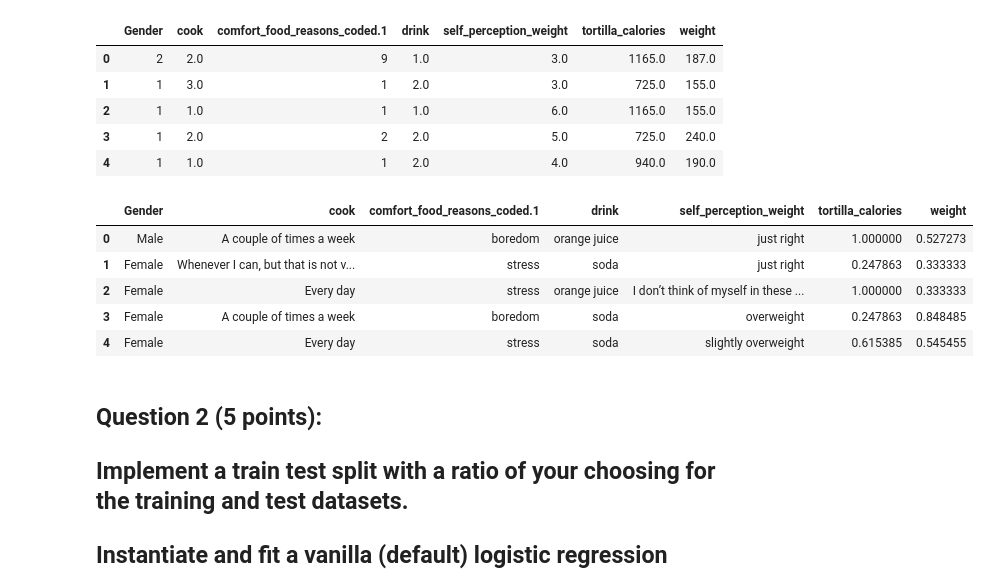
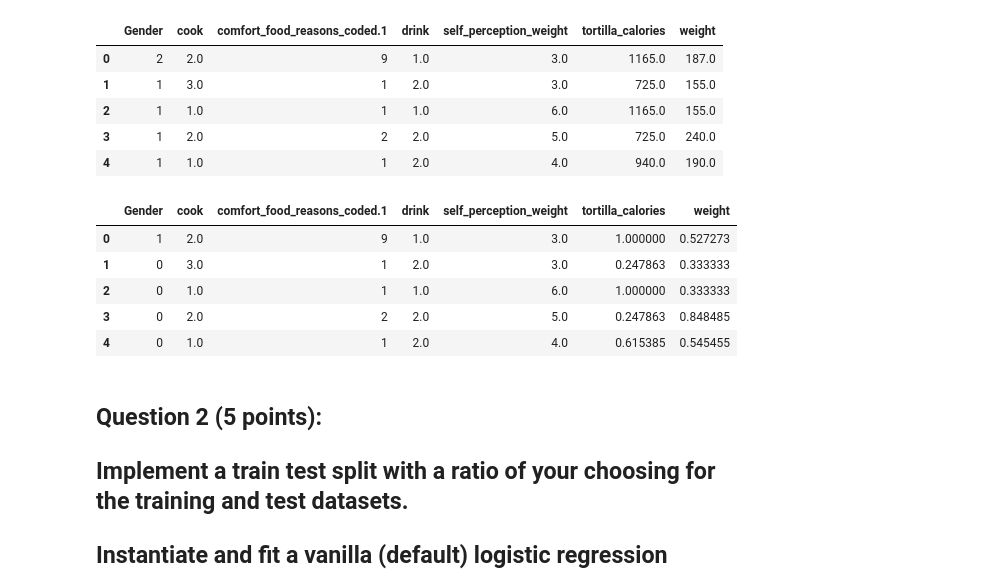
Before and after one commit to tracyhua2/DS3001, a Jupyter notebook: Labs/Lab_2_Machine_Learning_Evaluation.ipynb, the cells around one changed output. Saved outputs shown, nothing was run; the diff lists cells and outputs as text; code cells hidden in the pictures.

```diff
--- a/Labs/Lab_2_Machine_Learning_Evaluation.ipynb
+++ b/Labs/Lab_2_Machine_Learning_Evaluation.ipynb
@@ -152,71 +153,30 @@ clean_df.head()
 # %%
 # 5. Normalize and/or scale numerical column
 numerical_columns = clean_df[["tortilla_calories","weight"]].columns
 # the other columns may be numerical but are categorical numerical (e.g., ordinal)
 
 for col in numerical_columns:
     min_val = clean_df[col].min()
     max_val = clean_df[col].max()
     clean_df[col] = (clean_df[col] - min_val) / (max_val - min_val)
 
 # 6. Encode any categorical columns using appropriate method (ordinal, one hot encoding)
-clean_df["Gender"] = clean_df["Gender"].apply(lambda x: "Male" if x == 2 else "Female")
-
-comfort_median = clean_df[clean_df['comfort_food_reasons_coded.1'] != 9]['comfort_food_reasons_coded.1'].median()
-clean_df['comfort_food_reasons_coded.1'] = clean_df['comfort_food_reasons_coded.1'].replace(9, comfort_median)
-
-comfort_code = {
-    1: 'stress',
-    2: 'boredom',
-    3: 'depression/sadness',
-    4: 'hunger',
-    5: 'laziness',
-    6: 'cold weather',
-    7: 'happiness',
-    8: 'watching tv'
-}
-clean_df['comfort_food_reasons_coded.1'] = clean_df['comfort_food_reasons_coded.1'].map(comfort_code)
-
-cook_code = {
-    1: 'Every day',
-    2: 'A couple of times a week',
-    3: 'Whenever I can, but that is not very often',
-    4: 'I only help a little during holidays',
-    5: 'Never, I really do not know my way around a kitchen'
-}
-
-clean_df['cook'] = clean_df['cook'].map(cook_code)
-
-drink_code = {
-    1: 'orange juice',
-    2: 'soda'
-}
-
-clean_df['drink'] = clean_df['drink'].map(drink_code)
-
-self_code = {
-    1: 'slim',
-    2: 'very fit',
-    3: 'just right',
-    4: 'slightly overweight',
-    5: 'overweight',
-    6: 'I don’t think of myself in these terms'
-}
-
-clean_df['self_perception_weight'] = clean_df['self_perception_weight'].map(self_code)
+clean_df["Gender"] = clean_df["Gender"].apply(lambda x: 1 if x == 2 else 0)
+# the above is making 'Gender' a binary variable instead where 1 is male, 0 otherwise
+# all the other categorical features are ordinal or assigned a number
 
 # 7. Any additional preprocessing required for your data
 # I did this above, between step 2 and 3
 
 # Print head of dataframe
 clean_df.head()
 # %% [output]
 |  | Gender | cook | comfort_food_reasons_coded.1 | drink | self_perception_weight | tortilla_calories | weight |
-| 0 | Male | A couple of times a week | boredom | orange juice | just right | 1.000000 | 0.527273 |
-| 1 | Female | Whenever I can, but that is not v... | stress | soda | just right | 0.247863 | 0.333333 |
-| 2 | Female | Every day | stress | orange juice | I don’t think of myself in these ... | 1.000000 | 0.333333 |
-| 3 | Female | A couple of times a week | boredom | soda | overweight | 0.247863 | 0.848485 |
-| 4 | Female | Every day | stress | soda | slightly overweight | 0.615385 | 0.545455 |
+| 0 | 1 | 2.0 | 9 | 1.0 | 3.0 | 1.000000 | 0.527273 |
+| 1 | 0 | 3.0 | 1 | 2.0 | 3.0 | 0.247863 | 0.333333 |
+| 2 | 0 | 1.0 | 1 | 1.0 | 6.0 | 1.000000 | 0.333333 |
+| 3 | 0 | 2.0 | 2 | 2.0 | 5.0 | 0.247863 | 0.848485 |
+| 4 | 0 | 1.0 | 1 | 2.0 | 4.0 | 0.615385 | 0.545455 |
 # %% [markdown]
 ## **Question 2 (5 points):**
 ## Implement a train test split with a ratio of your choosing for the training and test datasets.
```
Also changed, not shown: parts of 4 cells of this notebook.
